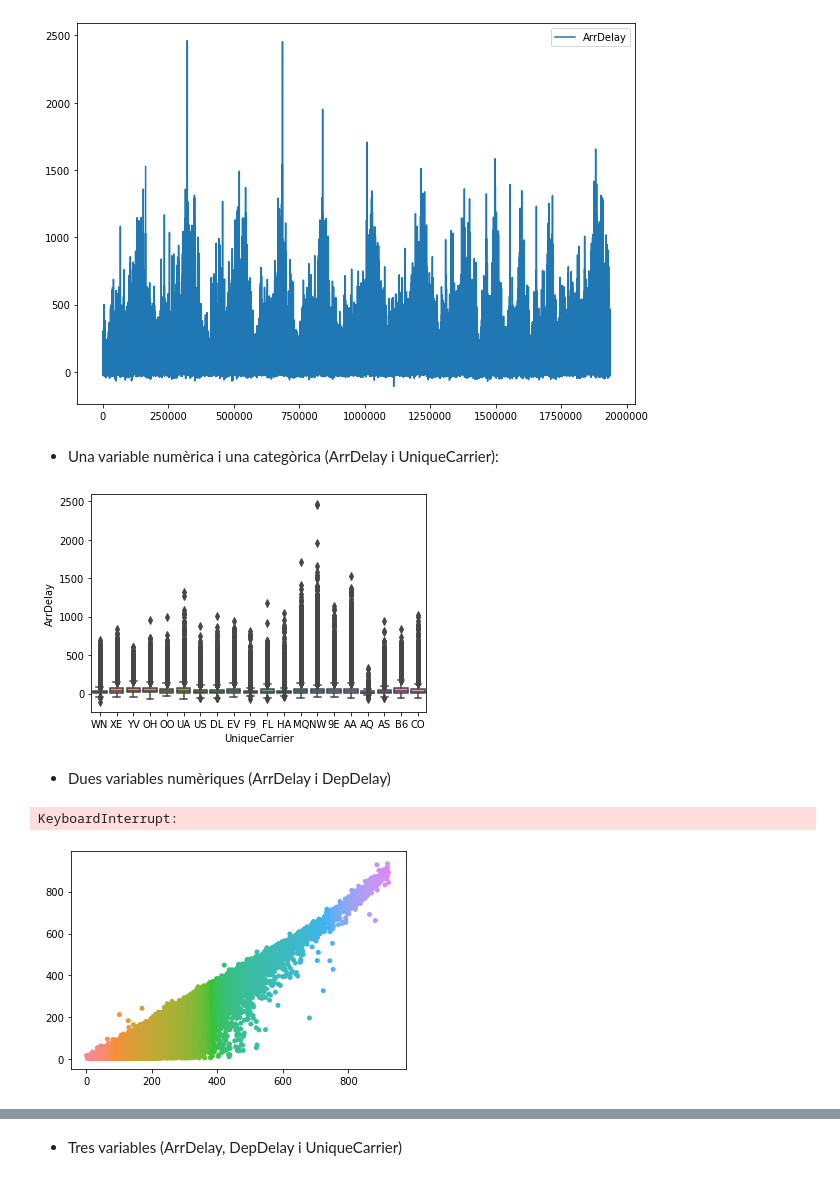
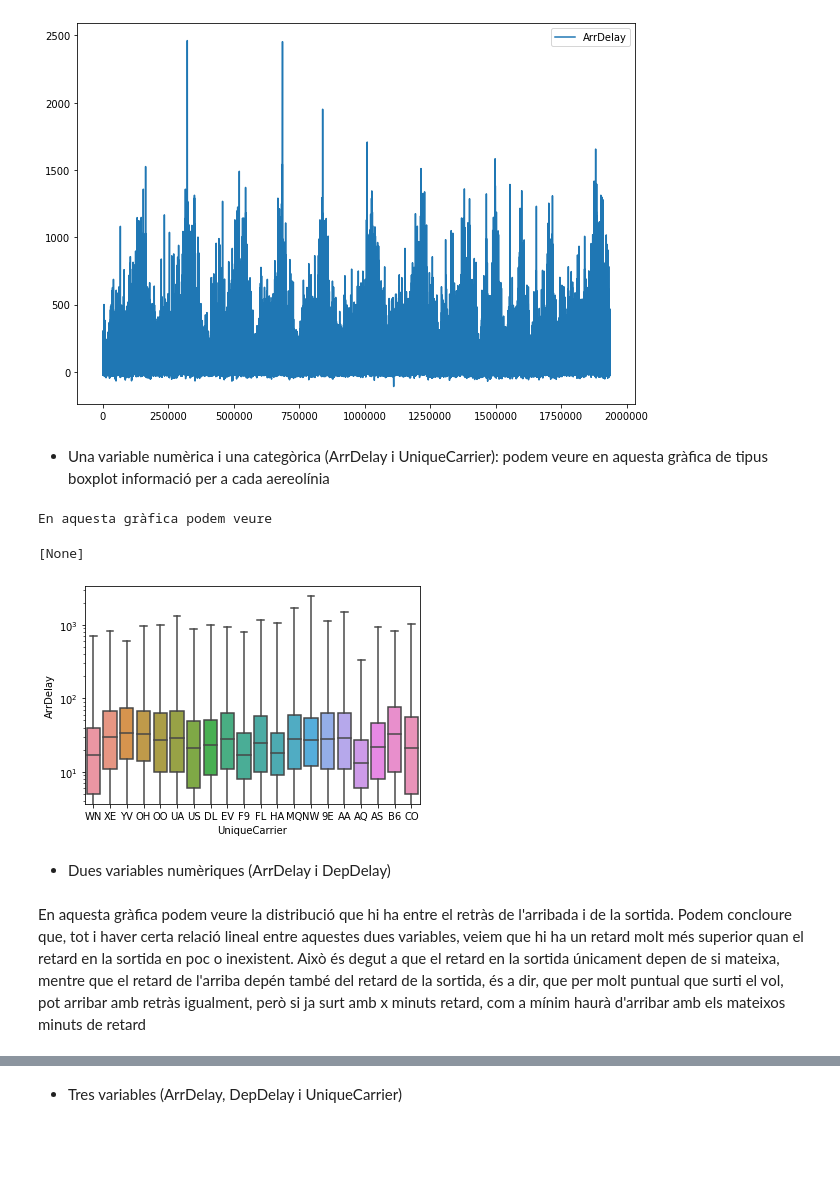
Before and after one commit to Dapina28/visualitzaci-_explorat-ria, a Jupyter notebook: S03 T01 Visualitzacio grafica d'un dataset.ipynb, the cells around one changed output, grey strips where cells are left out. Saved outputs shown, nothing was run; the diff lists cells and outputs as text; code cells hidden in the pictures; blank space fills up the shorter version.

```diff
--- a/S03 T01 Visualitzacio grafica d'un dataset.ipynb
+++ b/S03 T01 Visualitzacio grafica d'un dataset.ipynb
@@ -46,0 +57,2 @@ df
+# %%
+df = df.dropna()
@@ -84,21 +107,16 @@ df[['ArrDelay']].plot(figsize = (10,7))
 # %% [markdown]
 
 * Una variable numèrica i una categòrica (ArrDelay i UniqueCarrier):
+podem veure en aquesta gràfica de tipus boxplot informació per a cada aereolínia
 # %%
-fig3 = sns.boxplot(x="UniqueCarrier", y="ArrDelay", data=df)
+fig3 = sns.boxplot(x="UniqueCarrier", y="ArrDelay", data=df, whis=100)
+fig3.set(yscale='log')
 # %% [output]
+En aquesta gràfica podem veure
+[None]
-[figure, old version]
+[figure, new version]
 # %% [markdown]
 
 * Dues variables numèriques (ArrDelay i DepDelay)
-# %%
-print("En aquesta gràfica podem veure la distribució que hi ha entre el retràs de l'arribada i de la sortida.\n
-Podem concloure que, tot i haver certa relació lineal entre aquestes dues variables, veiem que hi ha un retard \n
-molt més superior quan el retard en la sortida en poc o inexistent. Això és degut a que el retard en la sortida \
-únicament depen de si mateixa, mentre que el retard de l'arriba depén també del retard de la sortida, és a dir, \n
-que per molt puntual que surti el vol, pot arribar amb retràs igualment, però si ja surt amb x minuts retard, \n
-com a mínim haurà d'arribar amb els mateixos minuts de retard")
-fig4 = sns.stripplot(x="ArrDelay",y="DepDelay",data=df)
-# %% [output]
-KeyboardInterrupt:
-[figure, removed]
+# %% [markdown]
+En aquesta gràfica podem veure la distribució que hi ha entre el retràs de l'arribada i de la sortida. Podem concloure que, tot i haver certa relació lineal entre aquestes dues variables, veiem que hi ha un retard molt més superior quan el retard en la sortida en poc o inexistent. Això és degut a que el retard en la sortida únicament depen de si mateixa, mentre que el retard de l'arriba depén també del retard de la sortida, és a dir, que per molt puntual que surti el vol, pot arribar amb retràs igualment, però si ja surt amb x minuts retard, com a mínim haurà d'arribar amb els mateixos minuts de retard
```
Also changed, not shown: parts of 17 cells of this notebook.
